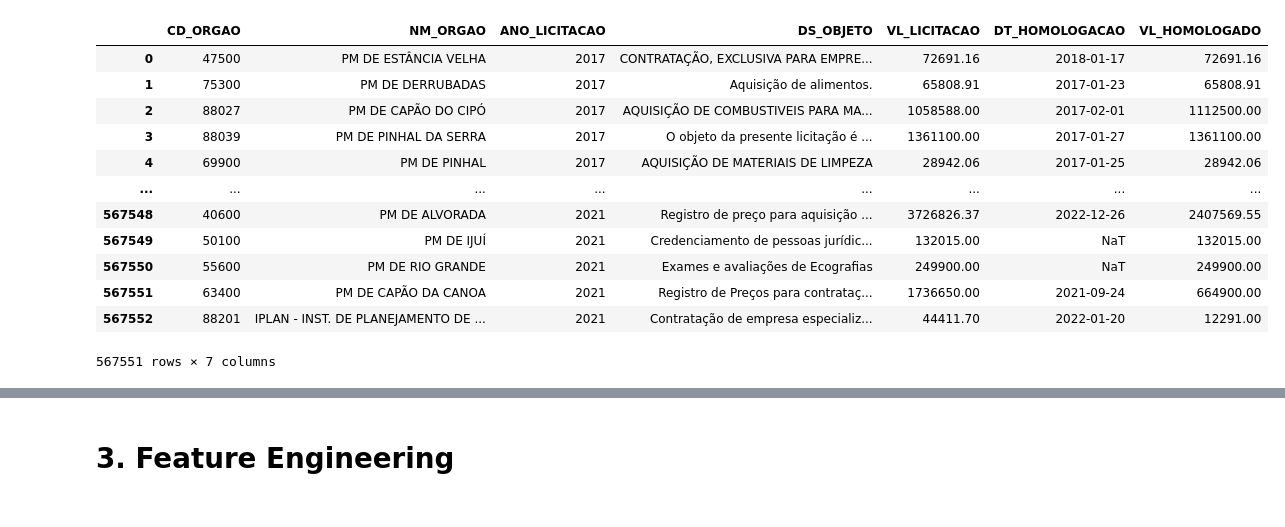
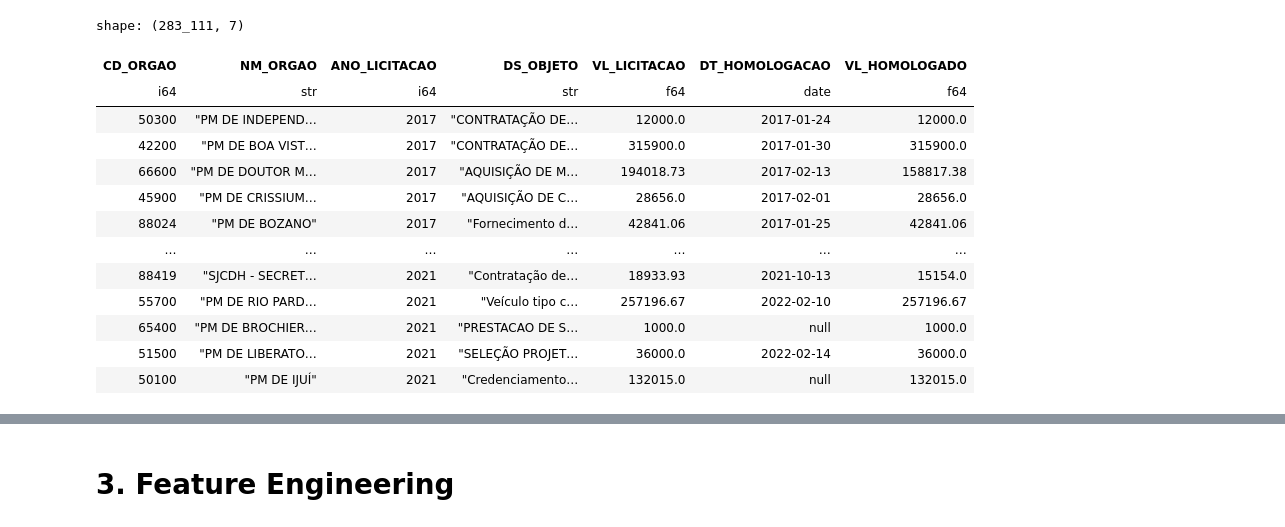
Before and after one commit to brunodifranco/mestrado-ufrgs-cmp617-tce, a Jupyter notebook: research/feature_engineering.ipynb, the cells around one changed output, grey strips where cells are left out. Cells and saved outputs as stored; diff of their text form; code cells hidden in the pictures.

```diff
--- a/research/feature_engineering.ipynb
+++ b/research/feature_engineering.ipynb
@@ -13,16 +24,17 @@ df = cleaning_pipeline.run()
 # %%
-df
+df.collect()
 # %% [output]
+shape: (283_111, 7)
-|  | CD_ORGAO | NM_ORGAO | ANO_LICITACAO | DS_OBJETO | VL_LICITACAO | DT_HOMOLOGACAO | VL_HOMOLOGADO |
-| 0 | 47500 | PM DE ESTÂNCIA VELHA | 2017 | CONTRATAÇÃO, EXCLUSIVA PARA EMPRE... | 72691.16 | 2018-01-17 | 72691.16 |
-| 1 | 75300 | PM DE DERRUBADAS | 2017 | Aquisição de alimentos. | 65808.91 | 2017-01-23 | 65808.91 |
-| 2 | 88027 | PM DE CAPÃO DO CIPÓ | 2017 | AQUISIÇÃO DE COMBUSTIVEIS PARA MA... | 1058588.00 | 2017-02-01 | 1112500.00 |
-| 3 | 88039 | PM DE PINHAL DA SERRA | 2017 | O objeto da presente licitação é ... | 1361100.00 | 2017-01-27 | 1361100.00 |
-| 4 | 69900 | PM DE PINHAL | 2017 | AQUISIÇÃO DE MATERIAIS DE LIMPEZA | 28942.06 | 2017-01-25 | 28942.06 |
-| ... | ... | ... | ... | ... | ... | ... | ... |
-| 567548 | 40600 | PM DE ALVORADA | 2021 | Registro de preço para aquisição ... | 3726826.37 | 2022-12-26 | 2407569.55 |
-| 567549 | 50100 | PM DE IJUÍ | 2021 | Credenciamento de pessoas jurídic... | 132015.00 | NaT | 132015.00 |
-| 567550 | 55600 | PM DE RIO GRANDE | 2021 | Exames e avaliações de Ecografias | 249900.00 | NaT | 249900.00 |
-| 567551 | 63400 | PM DE CAPÃO DA CANOA | 2021 | Registro de Preços para contrataç... | 1736650.00 | 2021-09-24 | 664900.00 |
-| 567552 | 88201 | IPLAN - INST. DE PLANEJAMENTO DE ... | 2021 | Contratação de empresa especializ... | 44411.70 | 2022-01-20 | 12291.00 |
+| CD_ORGAO | NM_ORGAO | ANO_LICITACAO | DS_OBJETO | VL_LICITACAO | DT_HOMOLOGACAO | VL_HOMOLOGADO |
+| i64 | str | i64 | str | f64 | date | f64 |
+| 50300 | "PM DE INDEPEND… | 2017 | "CONTRATAÇÃO DE… | 12000.0 | 2017-01-24 | 12000.0 |
+| 42200 | "PM DE BOA VIST… | 2017 | "CONTRATAÇÃO DE… | 315900.0 | 2017-01-30 | 315900.0 |
+| 66600 | "PM DE DOUTOR M… | 2017 | "AQUISIÇÃO DE M… | 194018.73 | 2017-02-13 | 158817.38 |
+| 45900 | "PM DE CRISSIUM… | 2017 | "AQUISIÇÃO DE C… | 28656.0 | 2017-02-01 | 28656.0 |
+| 88024 | "PM DE BOZANO" | 2017 | "Fornecimento d… | 42841.06 | 2017-01-25 | 42841.06 |
+| … | … | … | … | … | … | … |
+| 88419 | "SJCDH - SECRET… | 2021 | "Contratação de… | 18933.93 | 2021-10-13 | 15154.0 |
+| 55700 | "PM DE RIO PARD… | 2021 | "Veículo tipo c… | 257196.67 | 2022-02-10 | 257196.67 |
+| 65400 | "PM DE BROCHIER… | 2021 | "PRESTACAO DE S… | 1000.0 | null | 1000.0 |
+| 51500 | "PM DE LIBERATO… | 2021 | "SELEÇÃO PROJET… | 36000.0 | 2022-02-14 | 36000.0 |
+| 50100 | "PM DE IJUÍ" | 2021 | "Credenciamento… | 132015.0 | null | 132015.0 |
-567551 rows × 7 columns
```
Also changed, not shown: parts of 20 cells of this notebook, 7 other files.
